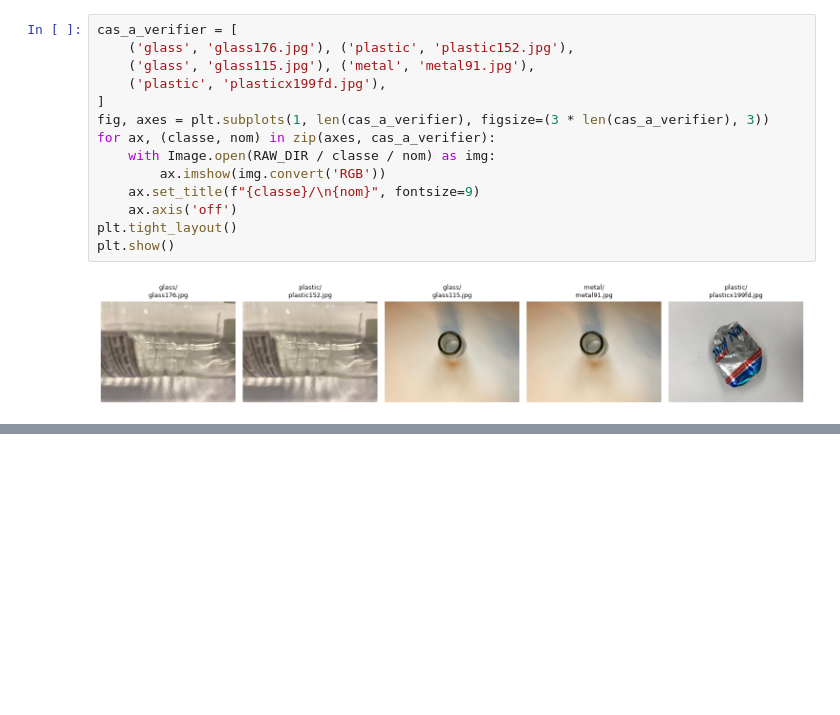
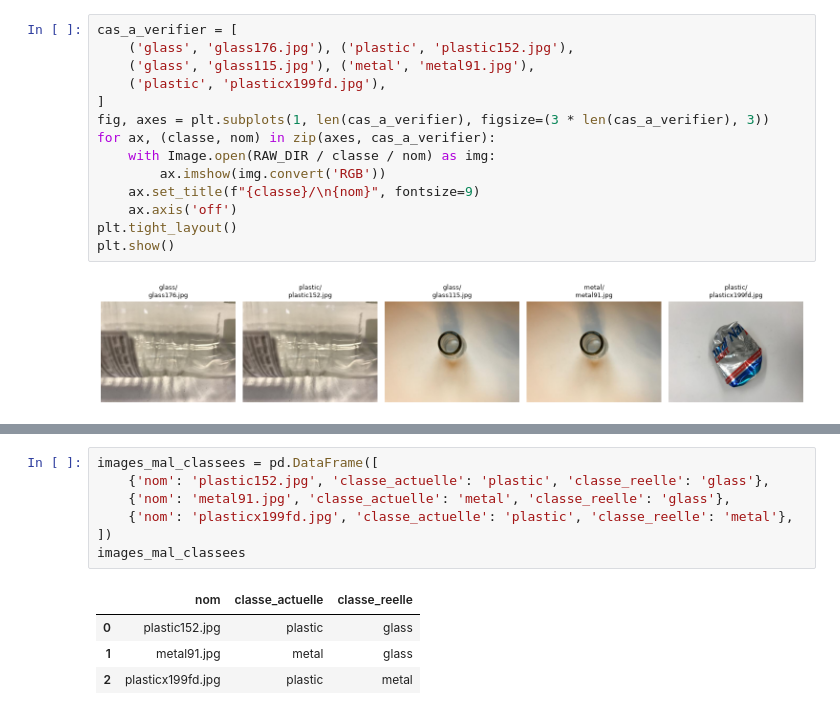
Before and after one commit to khadija470/atelier_prepa_donnees_images, a Jupyter notebook: notebooks/atelier_prepa_donnees_images.ipynb, the cells around one changed output, grey strips where cells are left out. Saved outputs shown, nothing was run; the diff lists cells and outputs as text; blank space fills up the shorter version.

Commit message:
Partie 7 - Identification des images mal classees + reponse

```diff
--- a/notebooks/atelier_prepa_donnees_images.ipynb
+++ b/notebooks/atelier_prepa_donnees_images.ipynb
@@ -495,0 +503,12 @@ plt.show()
+# %%
+images_mal_classees = pd.DataFrame([
+    {'nom': 'plastic152.jpg', 'classe_actuelle': 'plastic', 'classe_reelle': 'glass'},
+    {'nom': 'metal91.jpg', 'classe_actuelle': 'metal', 'classe_reelle': 'glass'},
+    {'nom': 'plasticx199fd.jpg', 'classe_actuelle': 'plastic', 'classe_reelle': 'metal'},
+])
+images_mal_classees
+# %% [output]
+|  | nom | classe_actuelle | classe_reelle |
+| 0 | plastic152.jpg | plastic | glass |
+| 1 | metal91.jpg | metal | glass |
+| 2 | plasticx199fd.jpg | plastic | metal |
```
Also changed, not shown: parts of 2 cells of this notebook, 1 other file.
